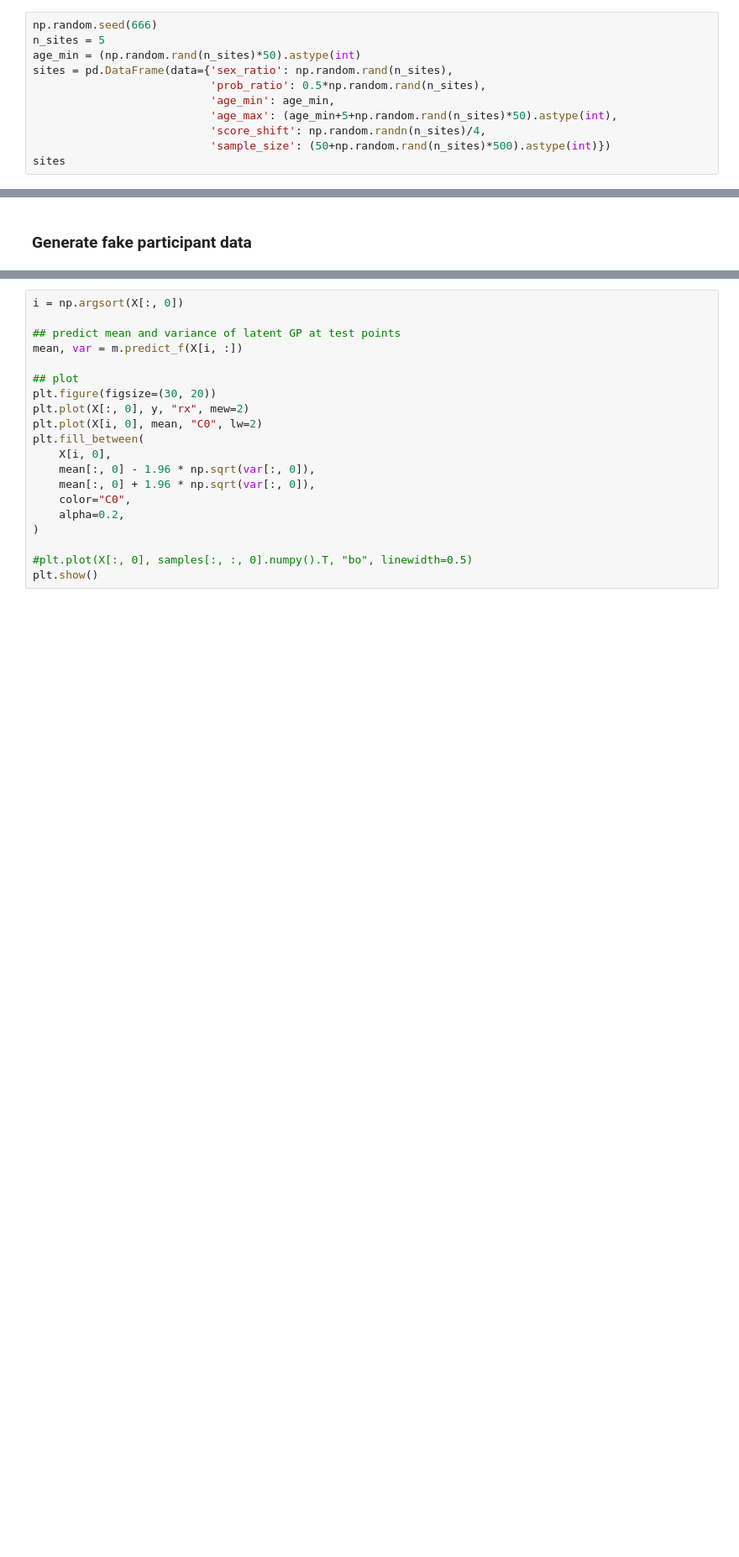
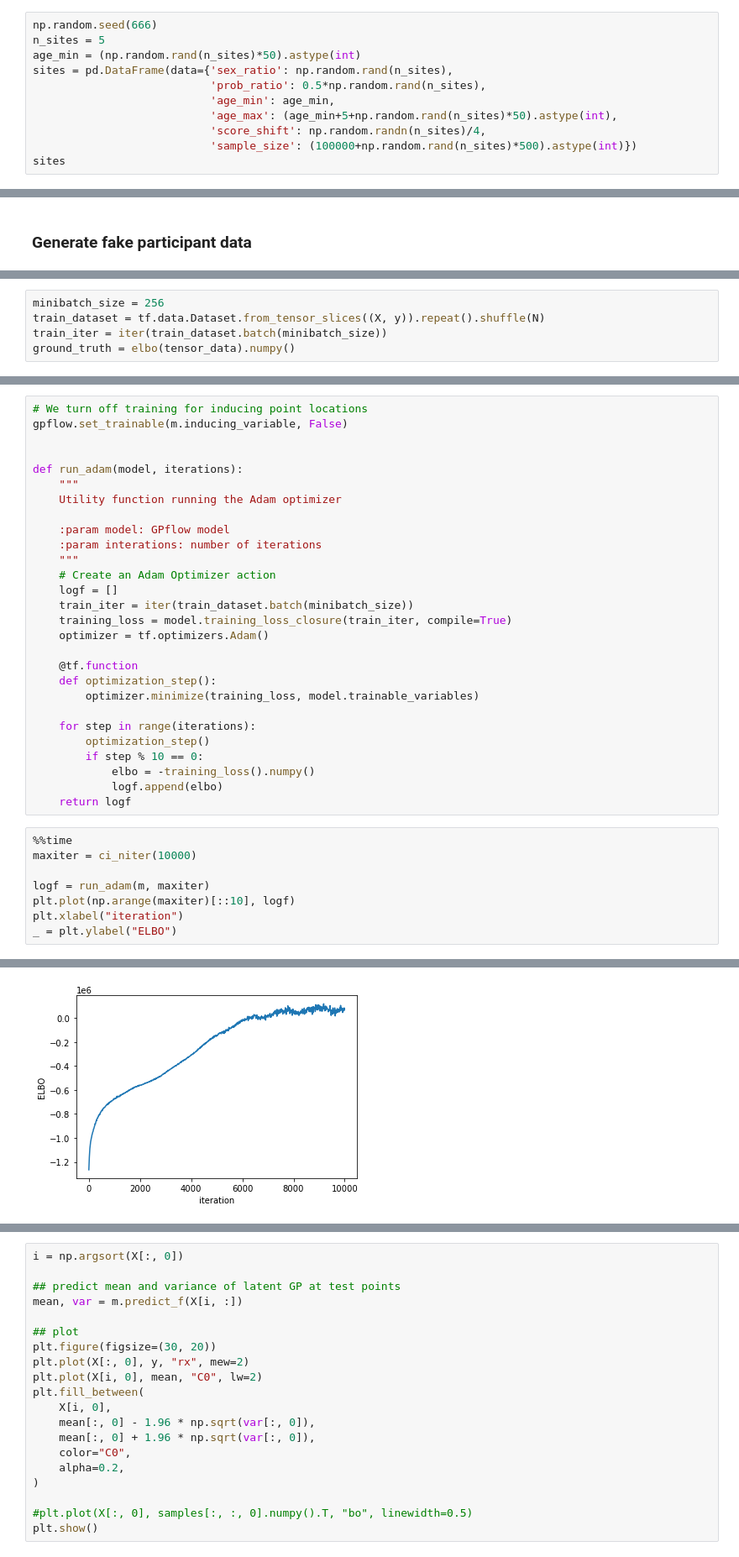
Before and after one commit to ppsp-team/PyNM, a Jupyter notebook: tutorials/GPflow_test.ipynb, the cells around one changed output, grey strips where cells are left out. Shown at 84% size. Saved outputs shown, nothing was run; the diff lists cells and outputs as text; blank space fills up the shorter version.

Commit message:
GPFlow with inducing points

```diff
--- a/tutorials/GPflow_test.ipynb
+++ b/tutorials/GPflow_test.ipynb
@@ -19,5 +19,5 @@ sites = pd.DataFrame(data={'sex_ratio': np.random.rand(n_sites),
                            'age_min': age_min,
                            'age_max': (age_min+5+np.random.rand(n_sites)*50).astype(int),
                            'score_shift': np.random.randn(n_sites)/4,
-                           'sample_size': (50+np.random.rand(n_sites)*500).astype(int)})
+                           'sample_size': (100000+np.random.rand(n_sites)*500).astype(int)})
 sites
@@ -60,0 +141,5 @@ plt.show()
+# %%
+minibatch_size = 256
+train_dataset = tf.data.Dataset.from_tensor_slices((X, y)).repeat().shuffle(N)
+train_iter = iter(train_dataset.batch(minibatch_size))
+ground_truth = elbo(tensor_data).numpy()
@@ -60,0 +152,37 @@ plt.show()
+# %%
+# We turn off training for inducing point locations
+gpflow.set_trainable(m.inducing_variable, False)
+
+
+def run_adam(model, iterations):
+    """
+    Utility function running the Adam optimizer
+
+    :param model: GPflow model
+    :param interations: number of iterations
+    """
+    # Create an Adam Optimizer action
+    logf = []
+    train_iter = iter(train_dataset.batch(minibatch_size))
+    training_loss = model.training_loss_closure(train_iter, compile=True)
+    optimizer = tf.optimizers.Adam()
+
+    @tf.function
+    def optimization_step():
+        optimizer.minimize(training_loss, model.trainable_variables)
+
+    for step in range(iterations):
+        optimization_step()
+        if step % 10 == 0:
+            elbo = -training_loss().numpy()
+            logf.append(elbo)
+    return logf
+# %%
+%%time
+maxiter = ci_niter(10000)
+
+logf = run_adam(m, maxiter)
+plt.plot(np.arange(maxiter)[::10], logf)
+plt.xlabel("iteration")
+_ = plt.ylabel("ELBO")
+# %% [output]
@@ -60,0 +199 @@ plt.show()
+[figure, added]
```
Also changed, not shown: parts of 13 cells of this notebook.
